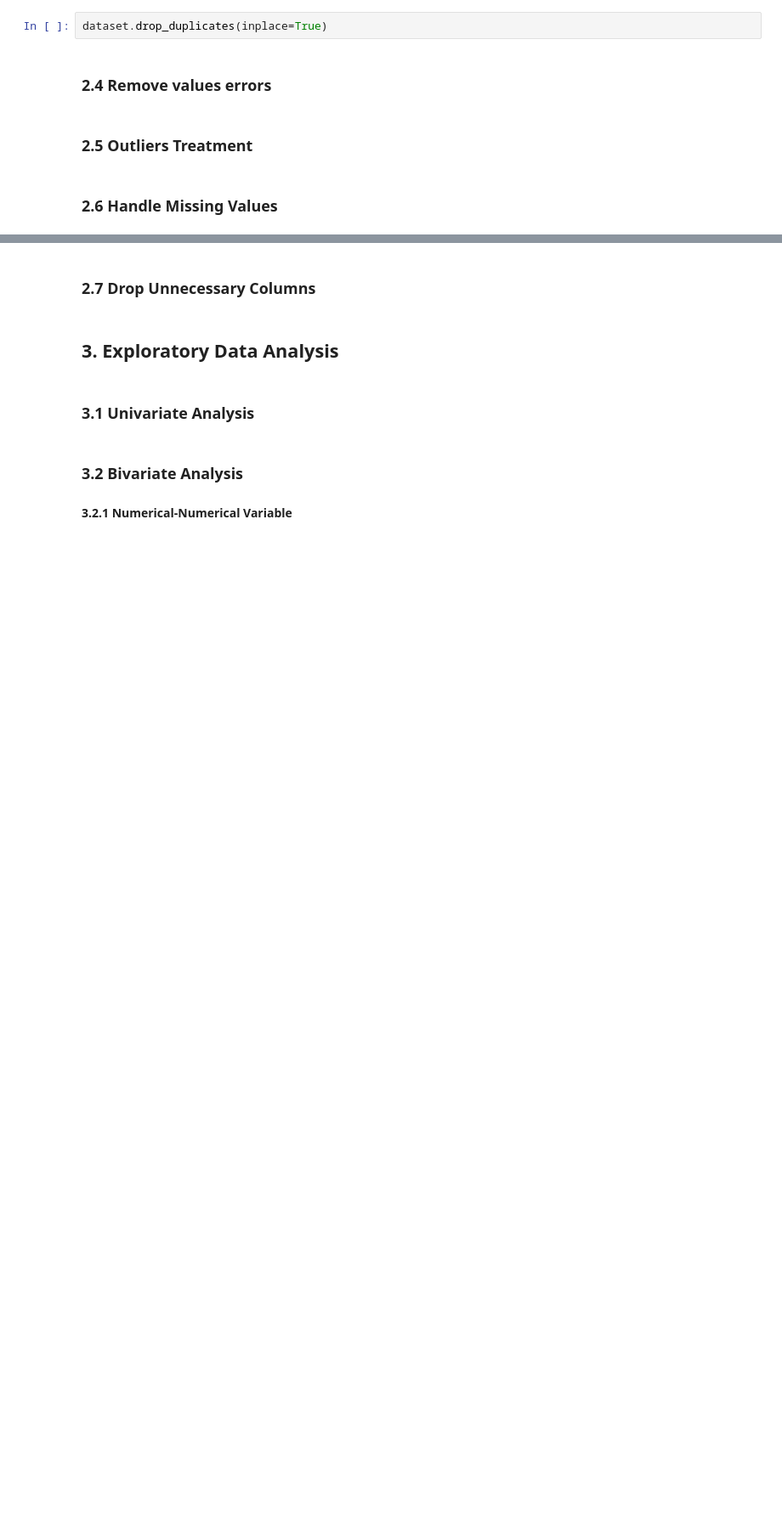
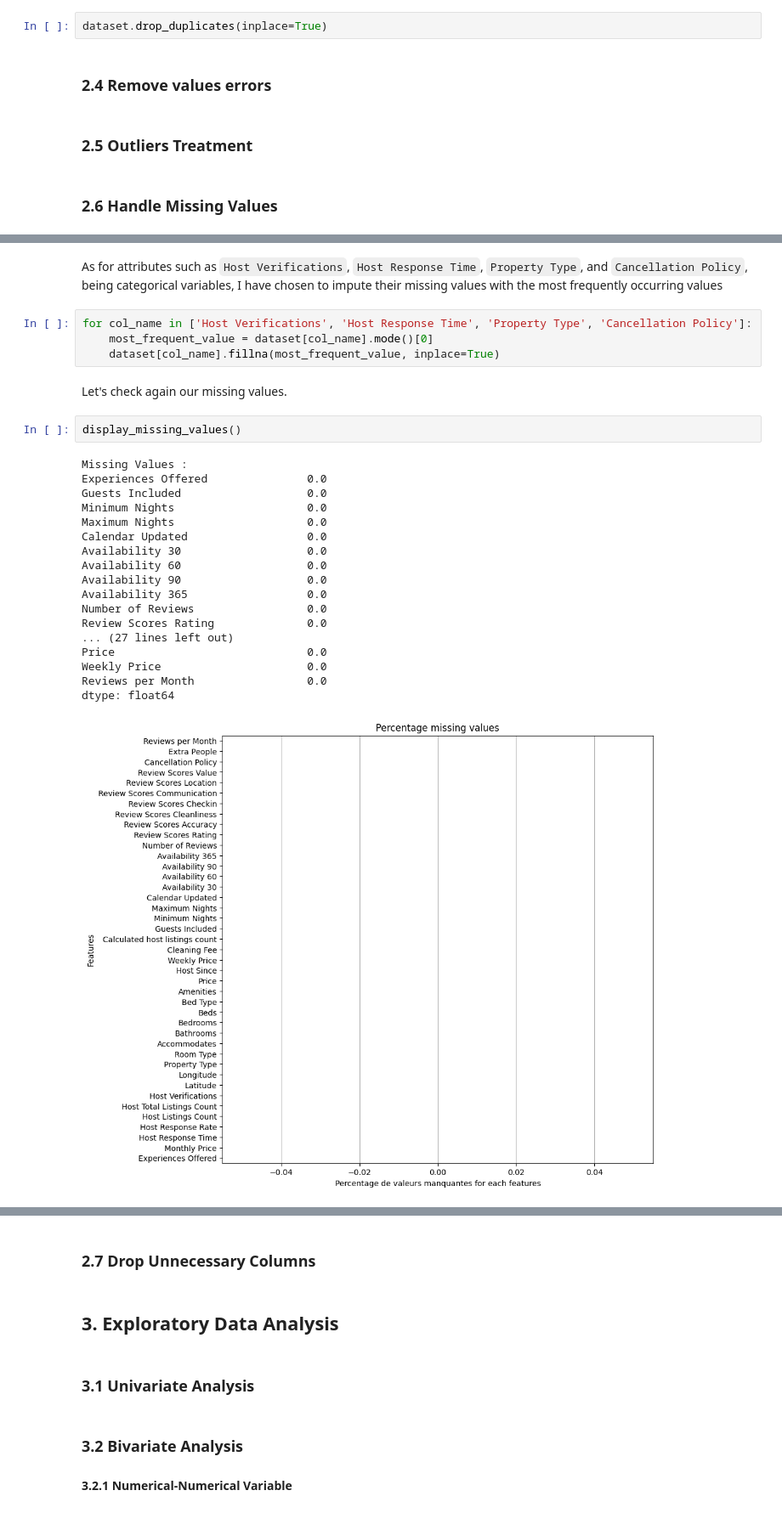
Before and after one commit to Antoine-ValentinCharpentier/AirbnbPricePrediction2, a Jupyter notebook: notebook.ipynb, the cells around one changed output, grey strips where cells are left out. Shown at 85% size. Drawn from its saved outputs; the diff is of its cells as text; blank space fills up the shorter version.

```diff
--- a/notebook.ipynb
+++ b/notebook.ipynb
@@ -302,0 +405,29 @@ dataset.drop_duplicates(inplace=True)
+# %% [markdown]
+As for attributes such as ``Host Verifications``, ``Host Response Time``, ``Property Type``, and ``Cancellation Policy``, being categorical variables, I have chosen to impute their missing values with the most frequently occurring values
+# %%
+for col_name in ['Host Verifications', 'Host Response Time', 'Property Type', 'Cancellation Policy']:
+    most_frequent_value = dataset[col_name].mode()[0]
+    dataset[col_name].fillna(most_frequent_value, inplace=True)
+# %% [markdown]
+Let's check again our missing values.
+# %%
+display_missing_values()
+# %% [output]
+Missing Values :
+Experiences Offered               0.0
+Guests Included                   0.0
+Minimum Nights                    0.0
+Maximum Nights                    0.0
+Calendar Updated                  0.0
+Availability 30                   0.0
+Availability 60                   0.0
+Availability 90                   0.0
+Availability 365                  0.0
+Number of Reviews                 0.0
+Review Scores Rating              0.0
+... (27 lines left out)
+Price                             0.0
+Weekly Price                      0.0
+Reviews per Month                 0.0
+dtype: float64
+[figure, added]
```
Also changed, not shown: parts of 40 cells of this notebook.
